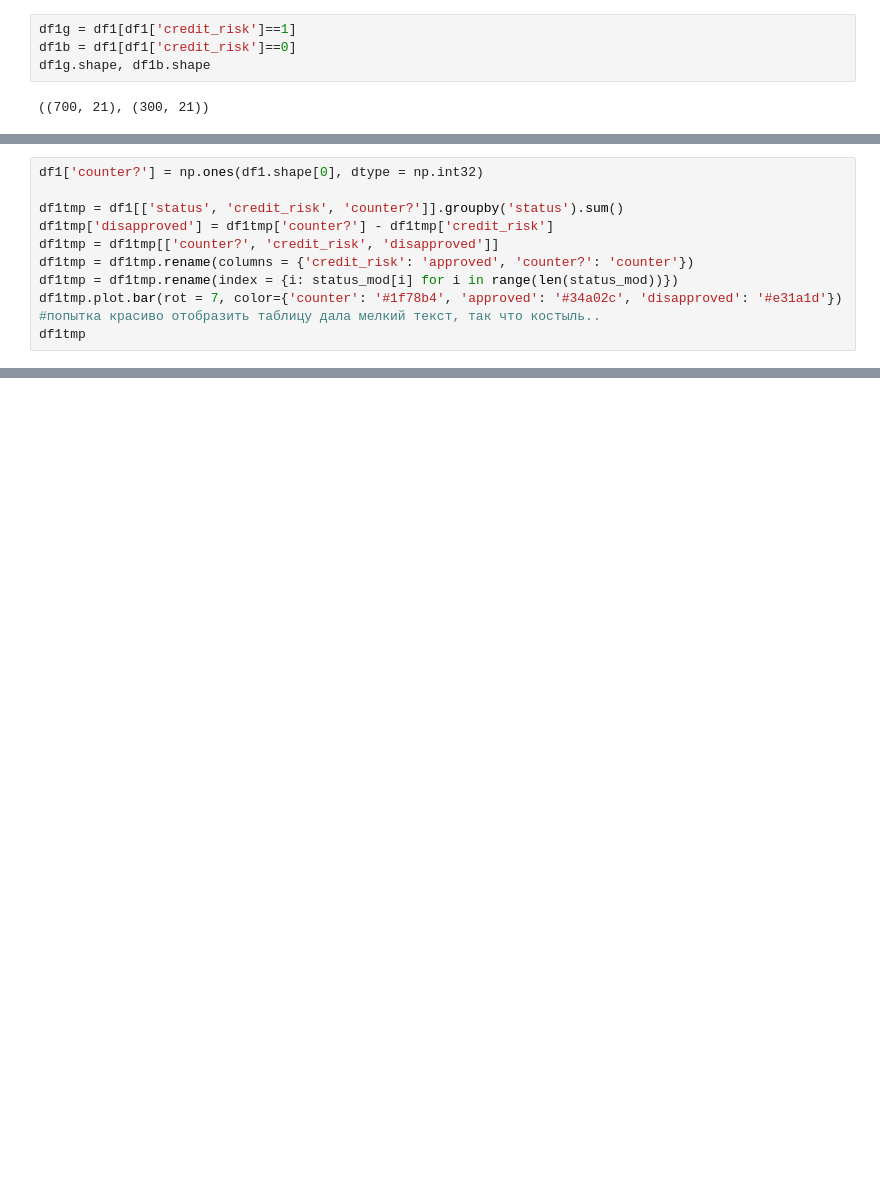
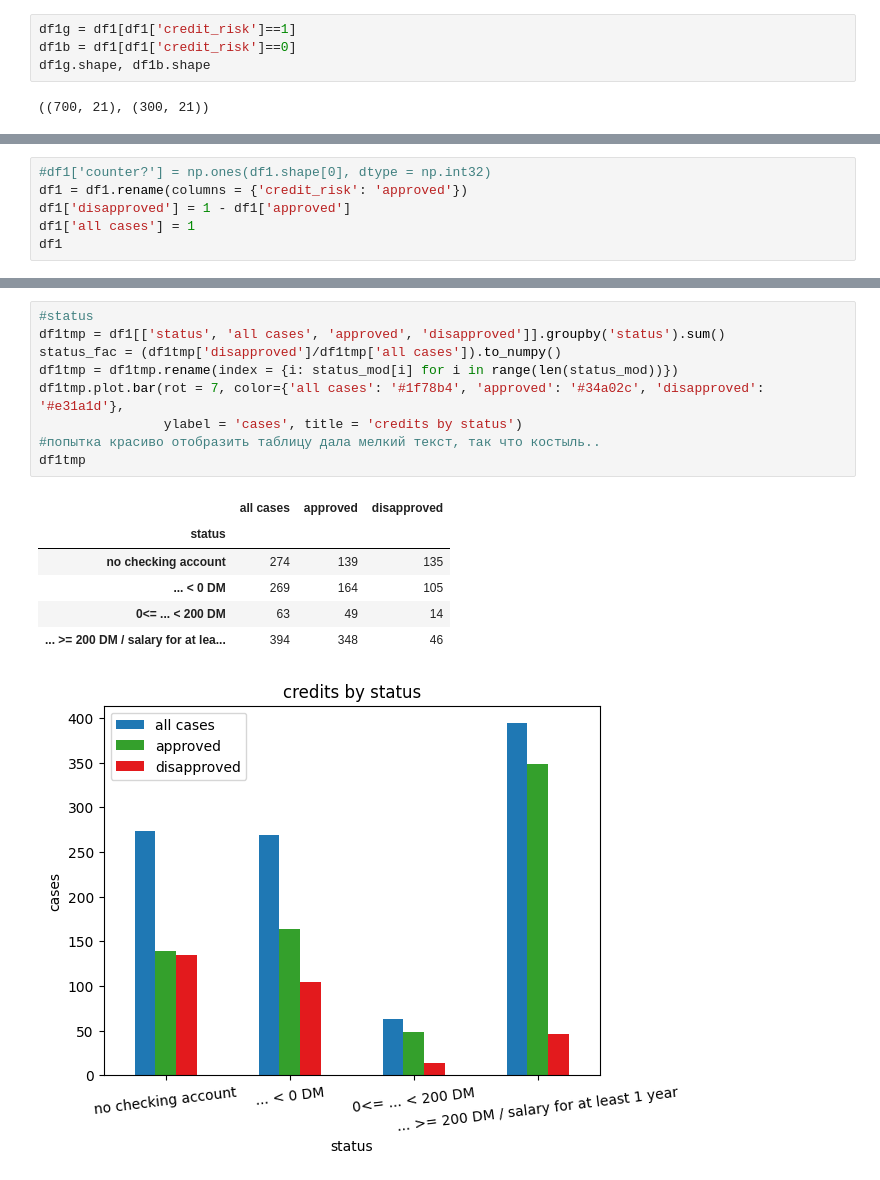
Before and after one commit to TimothyTur/BHS-test, a Jupyter notebook: СКБ201 Тур.ipynb, the cells around one changed output, grey strips where cells are left out. Cells and saved outputs as stored; diff of their text form; blank space fills up the shorter version.

```diff
--- a/СКБ201 Тур.ipynb
+++ b/СКБ201 Тур.ipynb
@@ -244,11 +244,0 @@ plt.colorbar().ax.set_yticklabels(purpose_mod);
-# %%
-df1['counter?'] = np.ones(df1.shape[0], dtype = np.int32)
-
-df1tmp = df1[['status', 'credit_risk', 'counter?']].groupby('status').sum()
-df1tmp['disapproved'] = df1tmp['counter?'] - df1tmp['credit_risk']
-df1tmp = df1tmp[['counter?', 'credit_risk', 'disapproved']]
-df1tmp = df1tmp.rename(columns = {'credit_risk': 'approved', 'counter?': 'counter'})
-df1tmp = df1tmp.rename(index = {i: status_mod[i] for i in range(len(status_mod))})
-df1tmp.plot.bar(rot = 7, color={'counter': '#1f78b4', 'approved': '#34a02c', 'disapproved': '#e31a1d'})
-#попытка красиво отобразить таблицу дала мелкий текст, так что костыль..
-df1tmp
@@ -294,0 +270,6 @@ df1tmp
+# %%
+#df1['counter?'] = np.ones(df1.shape[0], dtype = np.int32)
+df1 = df1.rename(columns = {'credit_risk': 'approved'})
+df1['disapproved'] = 1 - df1['approved']
+df1['all cases'] = 1
+df1
@@ -294,0 +290,17 @@ df1tmp
+# %%
+#status
+df1tmp = df1[['status', 'all cases', 'approved', 'disapproved']].groupby('status').sum()
+status_fac = (df1tmp['disapproved']/df1tmp['all cases']).to_numpy()
+df1tmp = df1tmp.rename(index = {i: status_mod[i] for i in range(len(status_mod))})
+df1tmp.plot.bar(rot = 7, color={'all cases': '#1f78b4', 'approved': '#34a02c', 'disapproved': '#e31a1d'},
+                ylabel = 'cases', title = 'credits by status')
+#попытка красиво отобразить таблицу дала мелкий текст, так что костыль..
+df1tmp
+# %% [output]
+|  | all cases | approved | disapproved |
+| status |  |  |  |
+| no checking account | 274 | 139 | 135 |
+| ... < 0 DM | 269 | 164 | 105 |
+| 0<= ... < 200 DM | 63 | 49 | 14 |
+| ... >= 200 DM / salary for at lea... | 394 | 348 | 46 |
+[figure, added]
```
Also changed, not shown: parts of 41 cells of this notebook.
